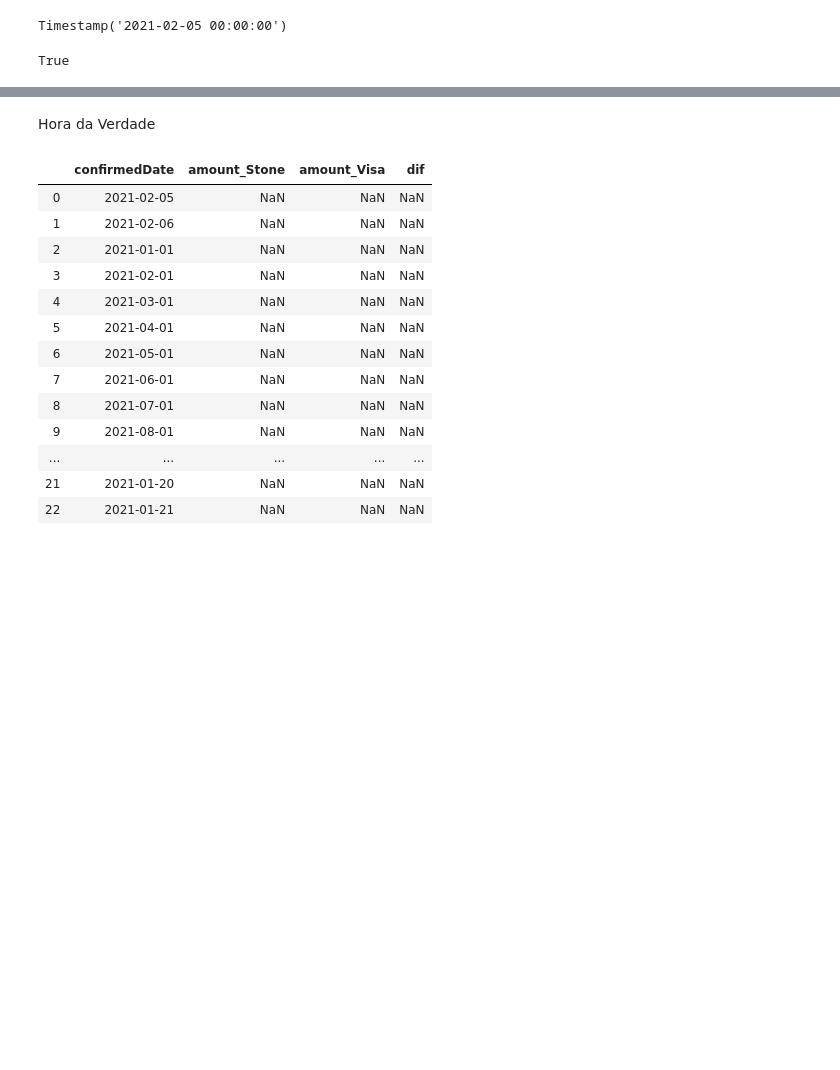
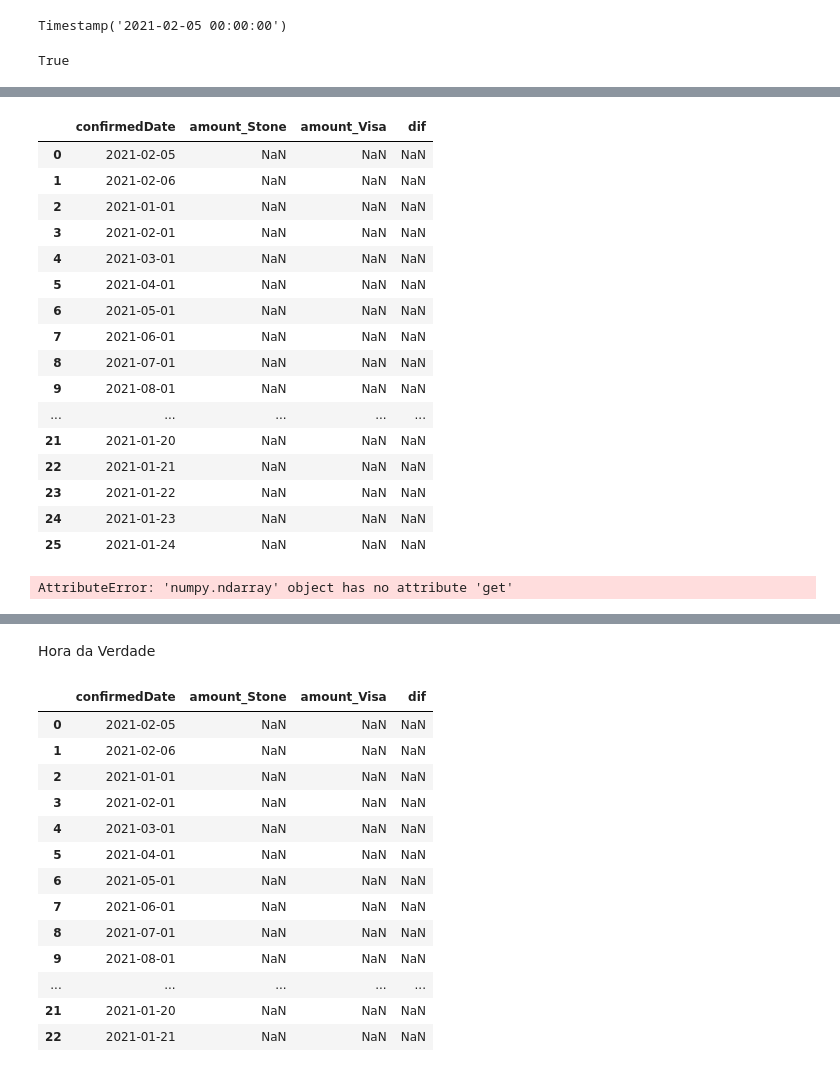
Before and after one commit to lucaspincerato/Pythonzeros, a Jupyter notebook: Pipeline de batimento.ipynb, the cells around one changed output, grey strips where cells are left out. Cells and saved outputs as stored; diff of their text form; code cells hidden in the pictures; blank space fills up the shorter version.

```diff
--- a/Pipeline de batimento.ipynb
+++ b/Pipeline de batimento.ipynb
@@ -494,0 +436,20 @@ True
+# %%
+credit
+# %% [output]
+|  | confirmedDate | amount_Stone | amount_Visa | dif |
+| 0 | 2021-02-05 | NaN | NaN | NaN |
+| 1 | 2021-02-06 | NaN | NaN | NaN |
+| 2 | 2021-01-01 | NaN | NaN | NaN |
+| 3 | 2021-02-01 | NaN | NaN | NaN |
+| 4 | 2021-03-01 | NaN | NaN | NaN |
+| 5 | 2021-04-01 | NaN | NaN | NaN |
+| 6 | 2021-05-01 | NaN | NaN | NaN |
+| 7 | 2021-06-01 | NaN | NaN | NaN |
+| 8 | 2021-07-01 | NaN | NaN | NaN |
+| 9 | 2021-08-01 | NaN | NaN | NaN |
+| ... | ... | ... | ... | ... |
+| 21 | 2021-01-20 | NaN | NaN | NaN |
+| 22 | 2021-01-21 | NaN | NaN | NaN |
+| 23 | 2021-01-22 | NaN | NaN | NaN |
+| 24 | 2021-01-23 | NaN | NaN | NaN |
+| 25 | 2021-01-24 | NaN | NaN | NaN |
@@ -495,7 +458,11 @@ True
 # %%
 for date in allDates:
     #Incluindo amounts Stone nas bases de batimento
-    credit[credit.confirmedDate == date].amount_Stone = creditAmounts_Stone[creditAmounts_Stone.confirmedDate == date].amountInBRL
+
+    credit.iat[credit[credit.confirmedDate == date].index.values.astype(int)[0], 1] = creditAmounts_Stone[creditAmounts_Stone.confirmedDate == date].amountInBRL.values.get(0)
+    print(creditAmounts_Stone[creditAmounts_Stone.confirmedDate == date].amountInBRL)
+
+    #credit[credit.confirmedDate == date].amount_Stone = creditAmounts_Stone[creditAmounts_Stone.confirmedDate == date].amountInBRL
     debit[debit.confirmedDate == date].amount_Stone = debitAmounts_Stone[debitAmounts_Stone.confirmedDate == date].amountInBRL
     chargeback[chargeback.confirmedDate == date].amount_Stone = chargebackAmounts_Stone[chargebackAmounts_Stone.confirmedDate == date].amountInBRL
     secondPresentment[secondPresentment.confirmedDate == date].amount_Stone = secondPresentmentAmounts_Stone[secondPresentmentAmounts_Stone.confirmedDate == date].amountInBRL
@@ -513,3 +480,5 @@ for date in allDates:
     debit[debit.confirmedDate == date].dif = debit[debit.confirmedDate == date].amount_Visa - debit[debit.confirmedDate == date].amount_Stone
     chargeback[chargeback.confirmedDate == date].dif = chargeback[chargeback.confirmedDate == date].amount_Visa - chargeback[chargeback.confirmedDate == date].amount_Stone
     secondPresentment[secondPresentment.confirmedDate == date].dif = secondPresentment[secondPresentment.confirmedDate == date].amount_Visa - secondPresentment[secondPresentment.confirmedDate == date].amount_Stone
+# %% [output]
+AttributeError: 'numpy.ndarray' object has no attribute 'get'
```
Also changed, not shown: parts of 8 cells of this notebook.
